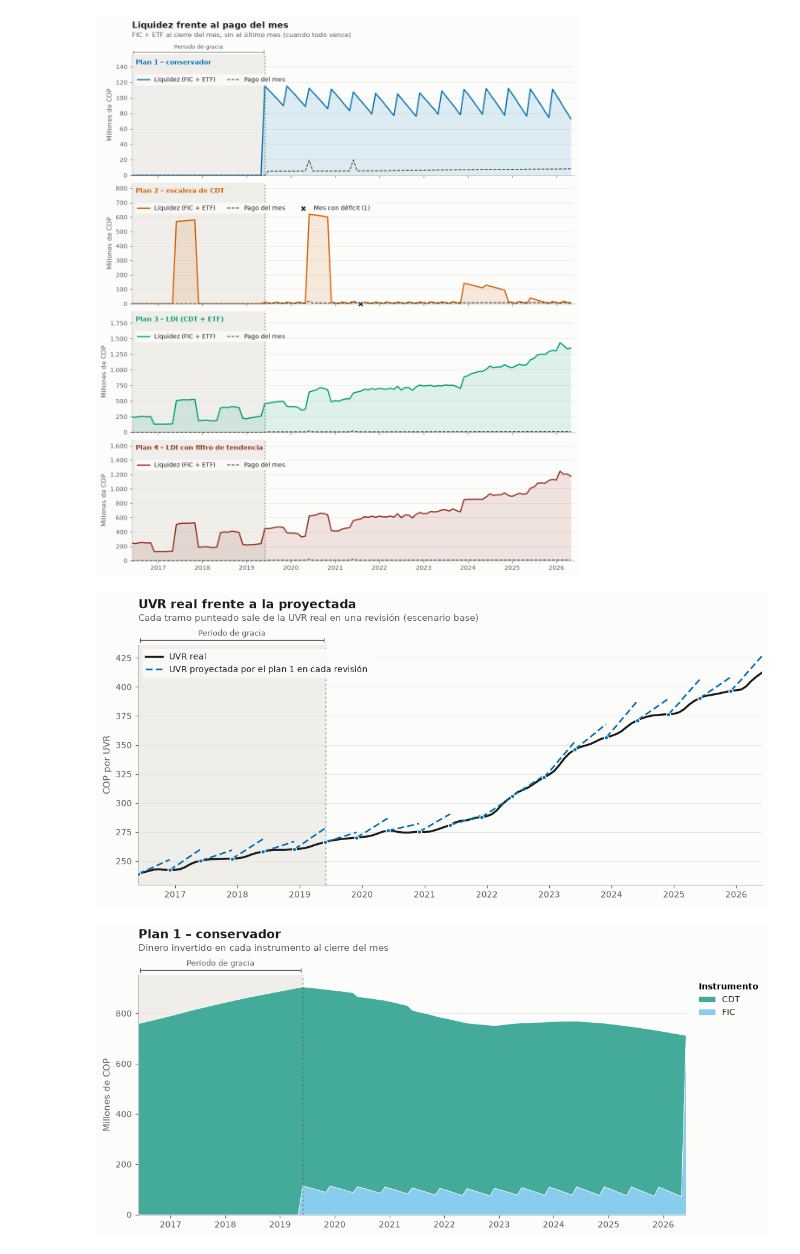
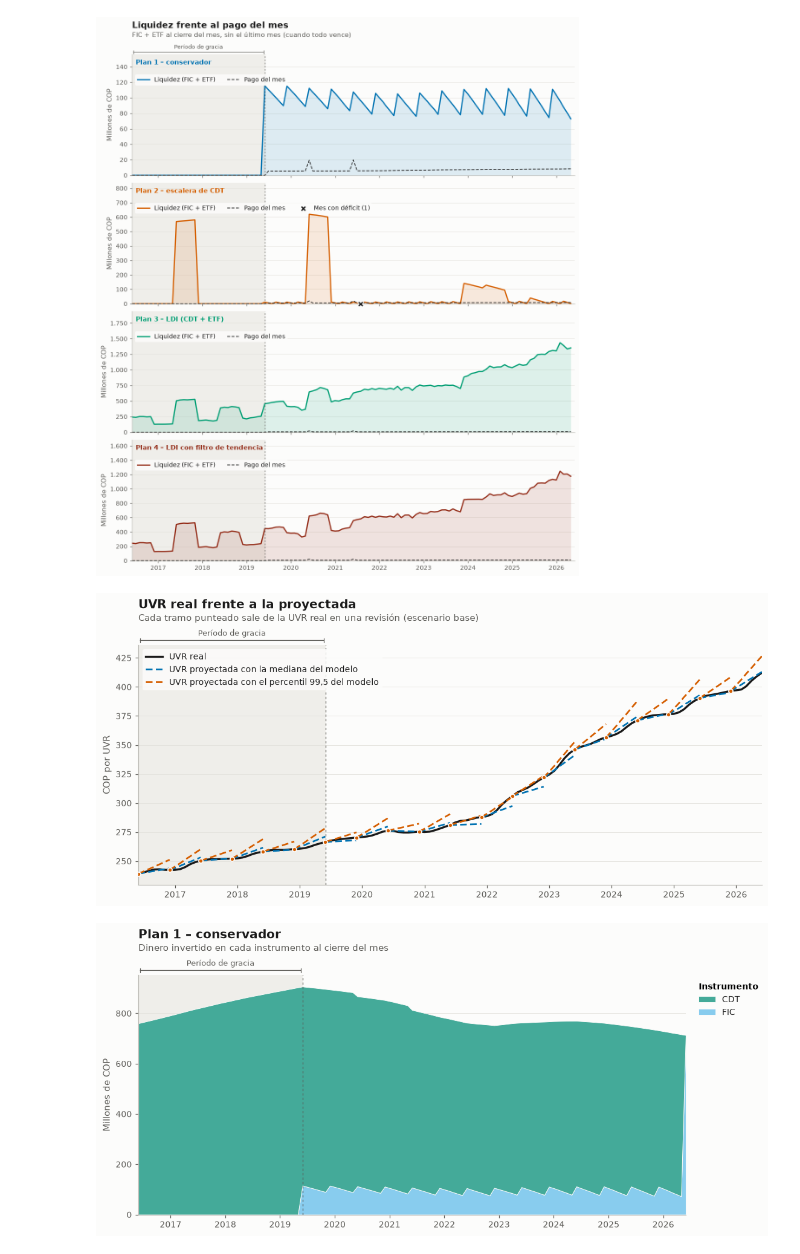
Before and after one commit to Efrain-J/seleccion-portafolio, a Jupyter notebook: notebooks/backtest_plans_base_p995.ipynb, the cells around one changed output. Saved outputs shown, nothing was run; the diff lists cells and outputs as text; code cells hidden in the pictures.

```diff
--- a/notebooks/backtest_plans_base_p995.ipynb
+++ b/notebooks/backtest_plans_base_p995.ipynb
@@ -30,6 +30,7 @@ from uvr_loan.inflation import project_uvr, scenarios
 logging.getLogger("uvr_loan.data.cleaning").setLevel(logging.ERROR)
 
 cfg = load_assumptions()
+file_cfg = cfg  # without the case override
 # Default: results/ (python -m uvr_loan.backtest). With UVR_CASE (trailing, median, p995) and optionally
 # UVR_DECISION (base, high, low) it shows a run of python -m uvr_loan.forecast_runs.
 CASE, DECISION = os.environ.get("UVR_CASE"), os.environ.get("UVR_DECISION")
@@ -72,15 +73,21 @@ Un tramo por revisión τ: los meses τ … τ + k, empezando en la UVR real de
 uvr_real = results["conservative"].set_index("month")["uvr_cop"]
 
 
-def projection(tau: int) -> pd.Series:
+def projection(tau: int, run_cfg: dict) -> pd.Series:
     months = range(tau, tau + k + 1)
-    inflation = scenarios(cfg, panel.loc[: month_to_period(bt["t0"], tau), "uvr_cop"])[scenario]
+    inflation = scenarios(run_cfg, panel.loc[: month_to_period(bt["t0"], tau), "uvr_cop"])[scenario]
     values = [uvr_real[tau], *project_uvr(uvr_real[tau], inflation, k)]
     dates = [month_to_period(bt["t0"], m).to_timestamp(how="end").normalize() for m in months]
     return pd.Series(values, index=dates)
 
 
-projections = [projection(tau) for tau in decision_months(bt)]
+# Default: the plan 1 projection of the run shown. With UVR_CASE: forecast median and p99.5 side by side.
+projection_cfgs = {None: cfg}
+if CASE:
+    projection_cfgs = {c: case_cfg(file_cfg, c, T0, DECISION) for c in ("median", "p995")}
+projections = {
+    case: [projection(tau, run_cfg) for tau in decision_months(bt)] for case, run_cfg in projection_cfgs.items()
+}
 # %% [markdown]
 ## Gráfico
 # %%
@@ -267,21 +274,25 @@ plt.show()
 # %%
 # UVR real en tinta; las proyecciones del plan 1 en su color, dibujadas encima (zorder mayor)
 fig, ax_u = new_axes(
     "UVR real frente a la proyectada",
     "COP por UVR",
     f"Cada tramo punteado sale de la UVR real en una revisión (escenario {SCENARIO_NAMES[scenario]})",
 )
 ax_u.plot(dates, uvr_real.values, color=TEXT, lw=2.2, label="UVR real", zorder=2)
-for i, p in enumerate(projections):
-    label = "UVR proyectada por el plan 1 en cada revisión" if i == 0 else None
-    ax_u.plot(p.index, p.values, color=COLORS["conservative"], lw=1.8, ls=(0, (4, 2)), label=label, zorder=3)
-    ax_u.plot(
-        p.index[0], p.values[0], "o", color=COLORS["conservative"], ms=4.5, mec=SURFACE, mew=1, zorder=4
-    )
+PROJECTION_STYLE = {  # label and color of each series of projections
+    None: ("UVR proyectada por el plan 1 en cada revisión", COLORS["conservative"]),
+    "median": ("UVR proyectada con la mediana del modelo", "#0072B2"),
+    "p995": ("UVR proyectada con el percentil 99,5 del modelo", "#D55E00"),
+}
+for case, segments in projections.items():
+    label, color = PROJECTION_STYLE[case]
+    for i, p in enumerate(segments):
+        ax_u.plot(p.index, p.values, color=color, lw=1.8, ls=(0, (4, 2)), label=label if i == 0 else None, zorder=3)
+        ax_u.plot(p.index[0], p.values[0], "o", color=color, ms=4.5, mec=SURFACE, mew=1, zorder=4)
 ax_u.legend(loc="upper left", frameon=True, facecolor=SURFACE, edgecolor="none", framealpha=0.85)
 plt.show()
 # %% [output]
-[figure, old version]
+[figure, new version]
 # %%
 # Dinero en cada instrumento al cierre del mes, apilado (el total es la riqueza del plan)
 INSTRUMENTS = {
```
Also changed, not shown: 1 other file.
